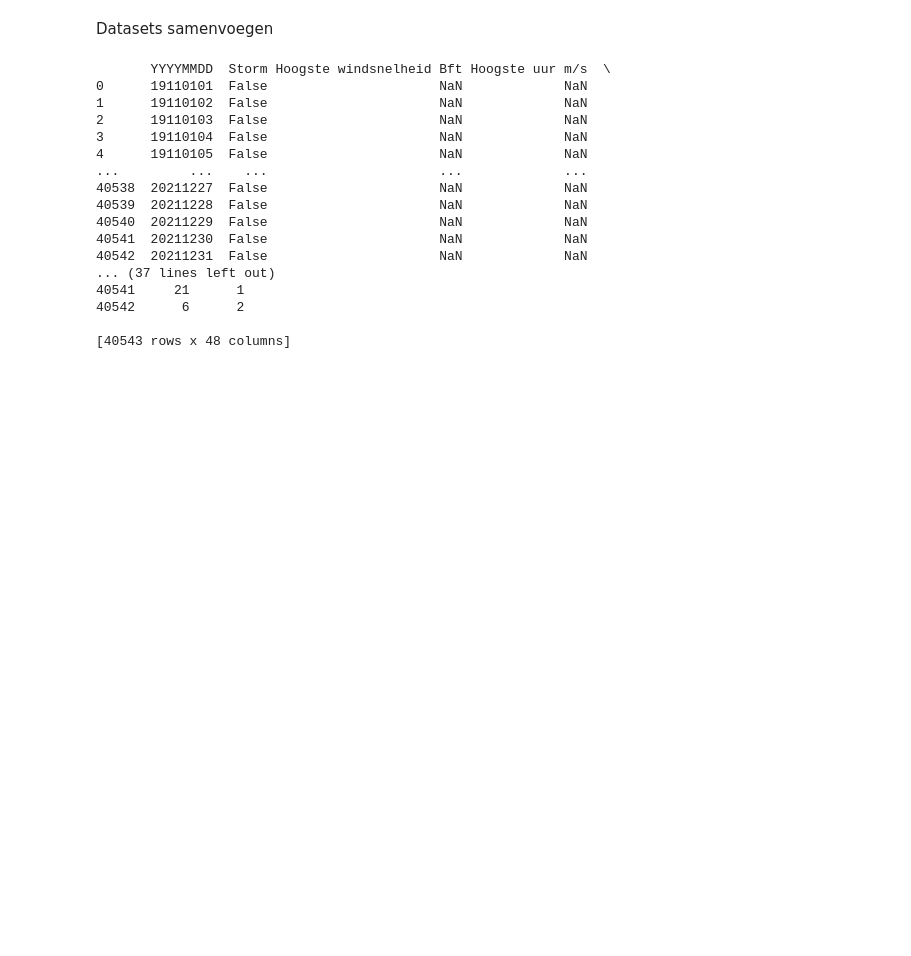
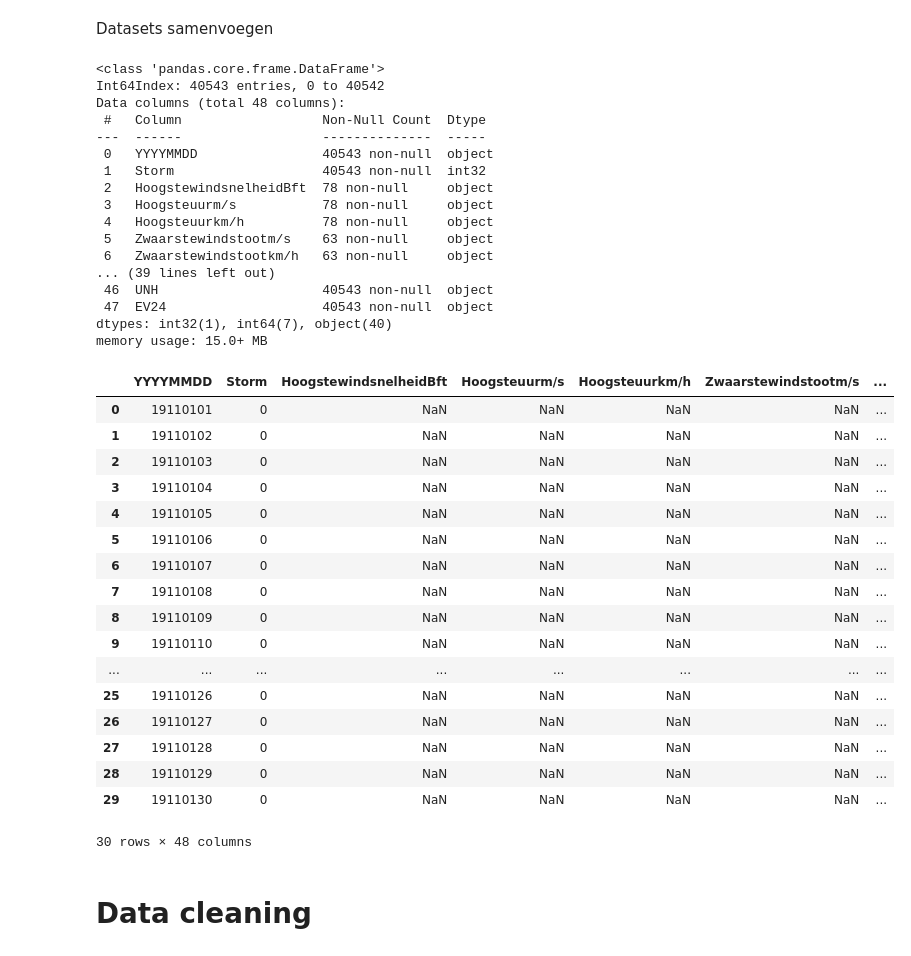
Before and after one commit to DanielleWeustenenk/Data-Learning, a Jupyter notebook: Eindopdracht/storm.ipynb, the cells around one changed output. Drawn from its saved outputs; the diff is of its cells as text; code cells hidden in the pictures; blank space fills up the shorter version.

```diff
--- a/Eindopdracht/storm.ipynb
+++ b/Eindopdracht/storm.ipynb
@@ -143,35 +150,52 @@ stormenDf3['Storm'] = stormenDf3['Storm'].astype('bool') # Sla de value op als b
 # %% [markdown]
 Datasets samenvoegen
 # %%
-# del stormenDf3['Hoogste windsnelheid Bft']
-# del stormenDf3['Hoogste uur m/s']
-# del stormenDf3['Hoogste uur km/h']
-# del stormenDf3['Zwaarste windstoot m/s']
-# del stormenDf3['Zwaarste windstoot km/h']
-# del stormenDf3['Plaats']
-# del stormenDf3['Naam']
-
 daggegevensDf['YYYYMMDD'] = daggegevensDf['YYYYMMDD'].astype(str)
 
 df = stormenDf3.merge(daggegevensDf, how='right', left_on='YYYYMMDD', right_on='YYYYMMDD')
-df['Storm'] =df['Storm'].fillna(False) # Verander NaN in False
-print(df)
+df['Storm'] = df['Storm'].fillna(0).astype(int) # Verander NaN in False
+
+df.columns = df.columns.str.replace(' ', '') # Verwijder overige spaties in kolomnamen
+df = df.replace(' ', '', regex=True) # Verwijder alle spaties
+
 df.to_csv('daggegevens_en_stormen.csv', index=False)
+df.info()
+df.head(30) # Laat de dataset zien
 # %% [output]
-       YYYYMMDD  Storm Hoogste windsnelheid Bft Hoogste uur m/s  \
-0      19110101  False                      NaN             NaN
-1      19110102  False                      NaN             NaN
-2      19110103  False                      NaN             NaN
-3      19110104  False                      NaN             NaN
-4      19110105  False                      NaN             NaN
-...         ...    ...                      ...             ...
-40538  20211227  False                      NaN             NaN
-40539  20211228  False                      NaN             NaN
-40540  20211229  False                      NaN             NaN
-40541  20211230  False                      NaN             NaN
-40542  20211231  False                      NaN             NaN
-... (37 lines left out)
-40541     21      1
-40542      6      2
-
-[40543 rows x 48 columns]
+<class 'pandas.core.frame.DataFrame'>
+Int64Index: 40543 entries, 0 to 40542
+Data columns (total 48 columns):
+ #   Column                  Non-Null Count  Dtype
+---  ------                  --------------  -----
+ 0   YYYYMMDD                40543 non-null  object
+ 1   Storm                   40543 non-null  int32
+ 2   HoogstewindsnelheidBft  78 non-null     object
+ 3   Hoogsteuurm/s           78 non-null     object
+ 4   Hoogsteuurkm/h          78 non-null     object
+ 5   Zwaarstewindstootm/s    63 non-null     object
+ 6   Zwaarstewindstootkm/h   63 non-null     object
+... (39 lines left out)
+ 46  UNH                     40543 non-null  object
+ 47  EV24                    40543 non-null  object
+dtypes: int32(1), int64(7), object(40)
+memory usage: 15.0+ MB
+|  | YYYYMMDD | Storm | HoogstewindsnelheidBft | Hoogsteuurm/s | Hoogsteuurkm/h | Zwaarstewindstootm/s | ... |
+| 0 | 19110101 | 0 | NaN | NaN | NaN | NaN | ... |
+| 1 | 19110102 | 0 | NaN | NaN | NaN | NaN | ... |
+| 2 | 19110103 | 0 | NaN | NaN | NaN | NaN | ... |
+| 3 | 19110104 | 0 | NaN | NaN | NaN | NaN | ... |
+| 4 | 19110105 | 0 | NaN | NaN | NaN | NaN | ... |
+| 5 | 19110106 | 0 | NaN | NaN | NaN | NaN | ... |
+| 6 | 19110107 | 0 | NaN | NaN | NaN | NaN | ... |
+| 7 | 19110108 | 0 | NaN | NaN | NaN | NaN | ... |
+| 8 | 19110109 | 0 | NaN | NaN | NaN | NaN | ... |
+| 9 | 19110110 | 0 | NaN | NaN | NaN | NaN | ... |
+| ... | ... | ... | ... | ... | ... | ... | ... |
+| 25 | 19110126 | 0 | NaN | NaN | NaN | NaN | ... |
+| 26 | 19110127 | 0 | NaN | NaN | NaN | NaN | ... |
+| 27 | 19110128 | 0 | NaN | NaN | NaN | NaN | ... |
+| 28 | 19110129 | 0 | NaN | NaN | NaN | NaN | ... |
+| 29 | 19110130 | 0 | NaN | NaN | NaN | NaN | ... |
+30 rows × 48 columns
+# %% [markdown]
+# Data cleaning
```
Also changed, not shown: parts of 30 cells of this notebook, 9 other files.
